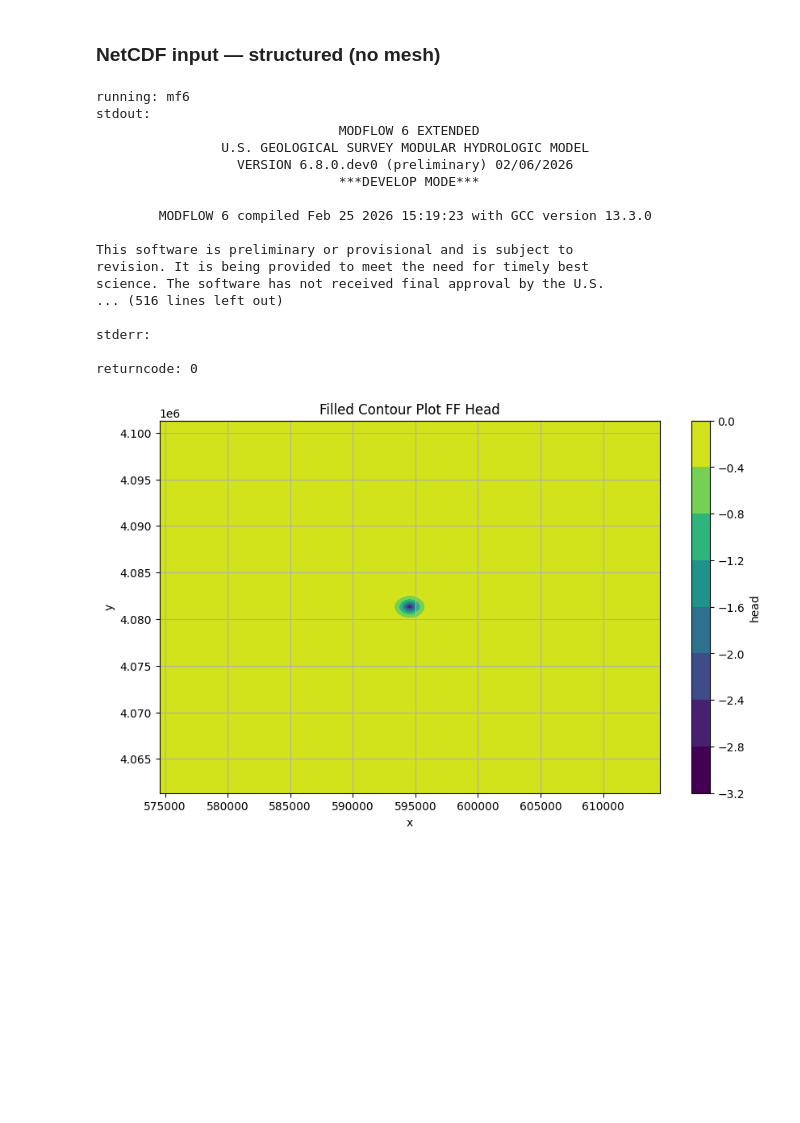
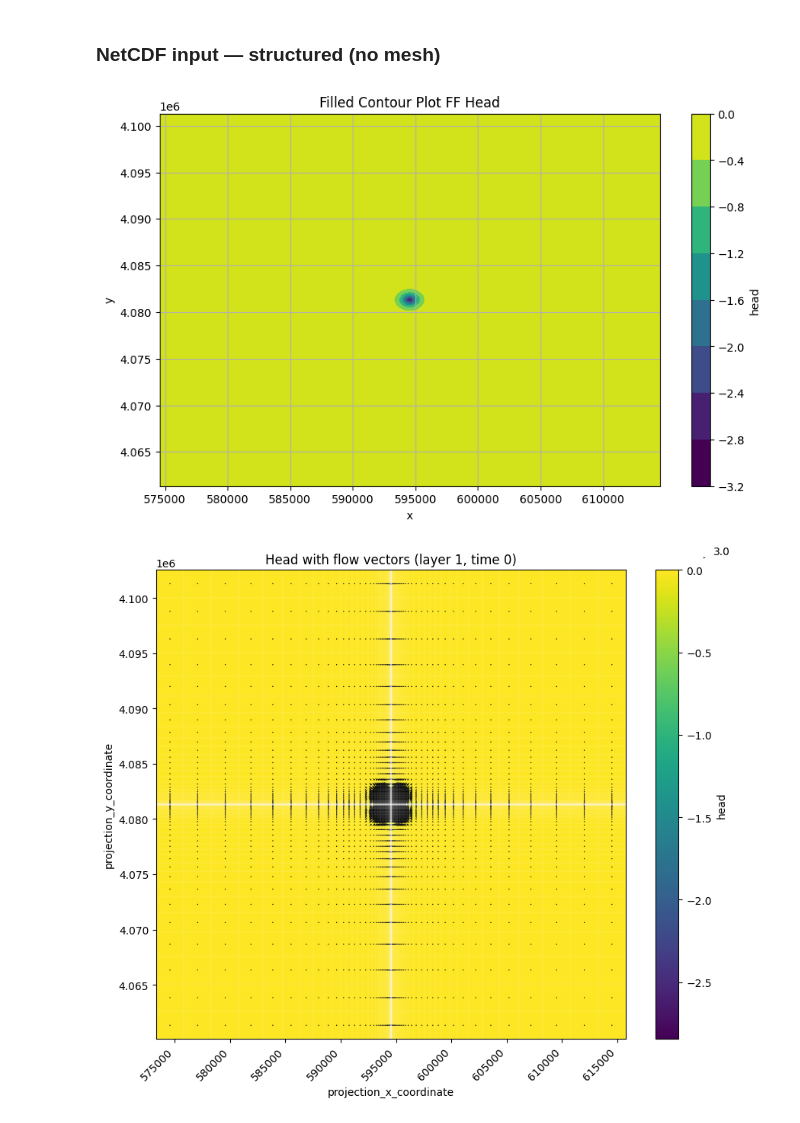
Before and after one commit to modflowpy/pyphoenix-project, a Jupyter notebook: docs/examples/frenchman-flat.ipynb, the cells around one changed output. Drawn from its saved outputs; the diff is of its cells as text; code cells hidden in the pictures; blank space fills up the shorter version.

```diff
--- a/docs/examples/frenchman-flat.ipynb
+++ b/docs/examples/frenchman-flat.ipynb
@@ -916,33 +966,24 @@ nc_model.to_netcdf(nc_fpth)
 # %%
 with flopy4.mf6.write_context.WriteContext(use_netcdf=True):
     sim.write()
 if os.getenv("MF6_EXTENDED"):
-    sim.run(verbose=True)
+    sim.run()
 
     # Load head results
     head = flopy4.mf6.utils.open_hds(
         workspace / "ff.hds",
         workspace / "ff.dis.grb",
     )
 
+    # Load budget results
+    cbc = flopy4.mf6.utils.open_cbc(
+        workspace / "ff.cbc",
+        workspace / "ff.dis.grb",
+    )
+
     # Plot head results
     plot_head(head, workspace)
+    plot_head_ugrid(head, cbc, grid, workspace)
 # %% [output]
-running: mf6
-stdout:
-                               MODFLOW 6 EXTENDED
-                U.S. GEOLOGICAL SURVEY MODULAR HYDROLOGIC MODEL
-                  VERSION 6.8.0.dev0 (preliminary) 02/06/2026
-                               ***DEVELOP MODE***
-
-        MODFLOW 6 compiled Feb 25 2026 15:19:23 with GCC version 13.3.0
-
-This software is preliminary or provisional and is subject to
-revision. It is being provided to meet the need for timely best
-science. The software has not received final approval by the U.S.
-... (516 lines left out)
-
-stderr:
-
-returncode: 0
 [figure]
+[figure, added]
```
Also changed, not shown: parts of 20 cells of this notebook, 25 other files.
